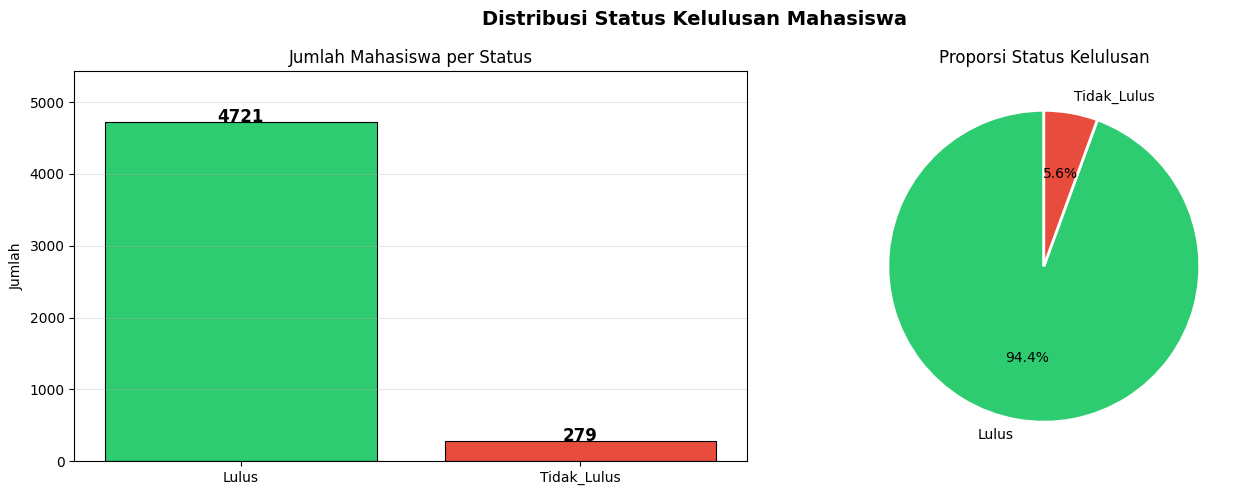
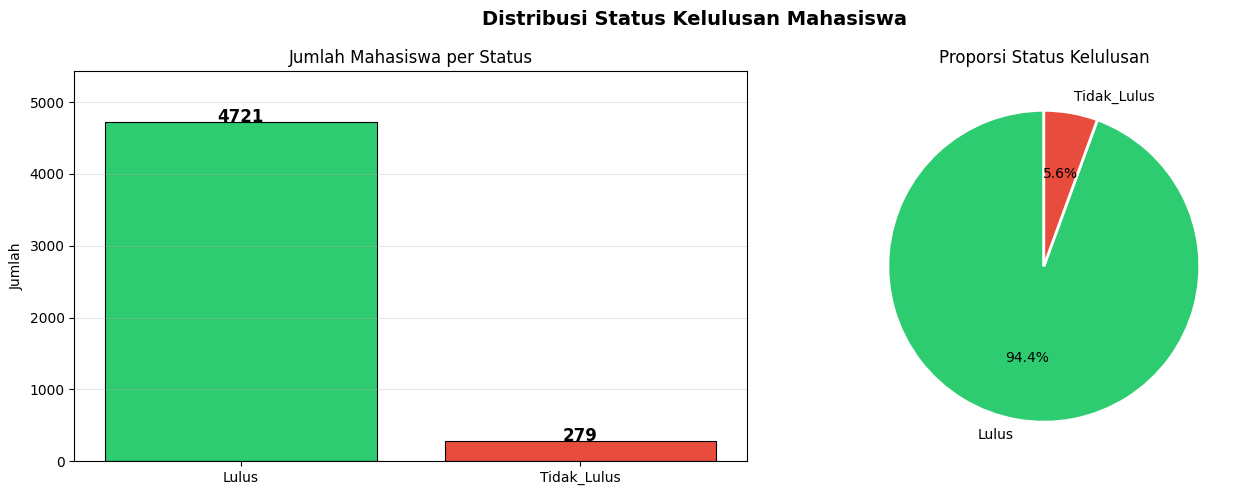
Unified diff of the notebook cell whose output changed from the first chart to the second:
--- before
+++ after
@@ -1,32 +1 @@
-# Distribusi target — Status Kelulusan
-status_counts = df['Status'].value_counts()
-print('=== DISTRIBUSI STATUS KELULUSAN ===')
-print(status_counts)
-print(f'\nRasio Lulus       : {status_counts["Lulus"] / len(df) * 100:.1f}%')
-print(f'Rasio Tidak_Lulus : {status_counts["Tidak_Lulus"] / len(df) * 100:.1f}%')
-
-fig, axes = plt.subplots(1, 2, figsize=(14, 5))
-fig.suptitle('Distribusi Status Kelulusan Mahasiswa', fontsize=14, fontweight='bold')
-
-# Bar chart
-colors = ['#2ecc71', '#e74c3c']
-axes[0].bar(status_counts.index, status_counts.values, color=colors, edgecolor='black', linewidth=0.8)
-for i, (label, val) in enumerate(zip(status_counts.index, status_counts.values)):
-    axes[0].text(i, val + 3, str(val), ha='center', fontweight='bold', fontsize=12)
-axes[0].set_title('Jumlah Mahasiswa per Status')
-axes[0].set_ylabel('Jumlah')
-axes[0].set_ylim(0, max(status_counts.values) * 1.15)
-axes[0].grid(axis='y', alpha=0.3)
-
-# Pie chart
-axes[1].pie(
-    status_counts.values, labels=status_counts.index,
-    autopct='%1.1f%%', colors=colors, startangle=90,
-    wedgeprops=dict(edgecolor='white', linewidth=2)
-)
-axes[1].set_title('Proporsi Status Kelulusan')
-
-plt.tight_layout()
-plt.savefig('grafik_dataset_global/distribusi_target.png', dpi=150, bbox_inches='tight')
-plt.show()
-print('Plot distribusi disimpan ✓')
+PN

Commit: * add code for training and Model MLP for dataset_global